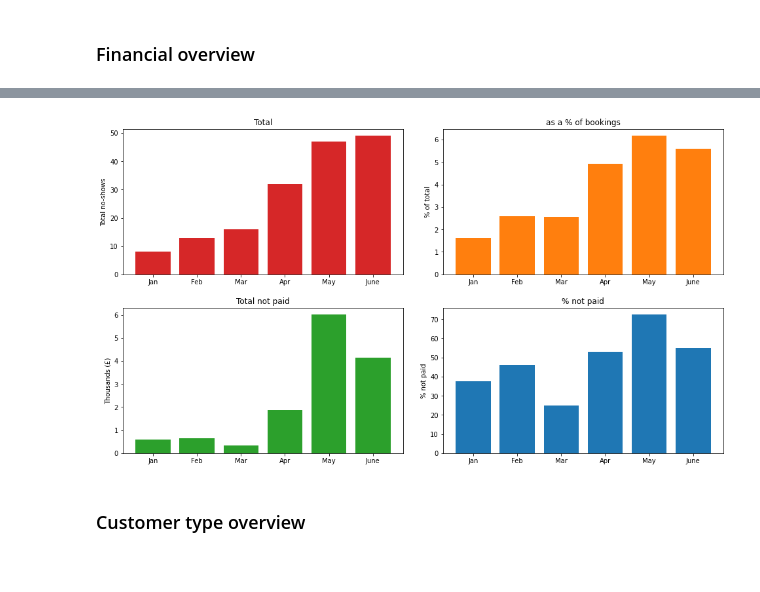
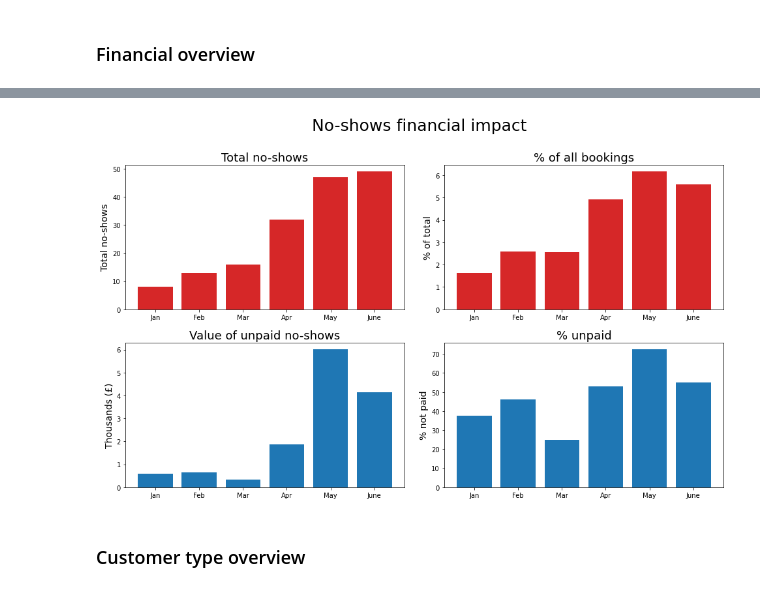
Before and after one commit to jcarterlab/SJ-No-Show-Analysis, a Jupyter notebook: SJ_no_show_analysis.ipynb, the cells around one changed output, grey strips where cells are left out. Saved outputs shown, nothing was run; the diff lists cells and outputs as text; code cells hidden in the pictures.

```diff
--- a/SJ_no_show_analysis.ipynb
+++ b/SJ_no_show_analysis.ipynb
@@ -239,6 +258,7 @@ clean_check_out_df['Booking Type'] = [x.strip() for x in clean_check_out_df['Boo
 # converts mispelled booking vcs
 clean_check_out_df.loc[clean_check_out_df['Booking Type'] == 'booking', 'Booking Type'] = 'booking vc'
 clean_check_out_df.loc[clean_check_out_df['Booking Type'] == 'bookin vc', 'Booking Type'] = 'booking vc'
+clean_check_out_df.loc[clean_check_out_df['Booking Type'] == 'bookiing Hc', 'Booking Type'] = 'booking vc'
 clean_check_out_df.loc[clean_check_out_df['Booking Type'] == 'bookingvcd', 'Booking Type'] = 'booking vcd'
 
 # converts mispelled expedia vcns
@@ -355,34 +396,35 @@ by_weekday = clean_check_out_df['weekday'].value_counts().sort_index()
 # %%
 import matplotlib.pyplot as plt
 
-plots = [ 'by_months', 'by_payment_mistakes', 'by_price_not_paid', 'by_percent_bookings']
+plots = ['by_percent_bookings', 'by_months', 'by_payment_mistakes', 'by_price_not_paid']
 
-titles = ['Total', '% not paid', 'Total not paid', 'as a % of bookings']
+titles = ['% of all bookings', 'Total no-shows', '% unpaid', 'Value of unpaid no-shows']
 
 months = ['Jan', 'Feb', 'Mar', 'Apr', 'May', 'June']
 
 days = ["Mon", "Tue", "Wed", "Thur", "Fri", "Sat", "Sun"]
 
 xticks = [months, months, months, months]
 
-ylabs = ['Total no-shows', '% not paid', 'Thousands (£)', '% of total']
+ylabs = ['% of total', 'Total no-shows', '% not paid', 'Thousands (£)']
 
-colors = ['tab:red', 'tab:blue', 'tab:green', 'tab:orange']
+colors = ['tab:red', 'tab:red', 'tab:blue', 'tab:blue']
 
 length = len(plots)
 cols = 2
 rows = int(np.ceil(length / cols))
 
 fig, ax = plt.subplots(rows, cols, figsize=(14,8));
 fig.tight_layout(pad=3.0);
+fig.suptitle('No-shows financial impact', y=1.065, fontsize=25);
 for i in range(rows):
     for j in range(cols):
-        num = (i*rows)-j
+        num = (((i+1)*cols)-j)-1
         ax[i, j].bar(eval(plots[num]).index, eval(plots[num]), color=colors[num]);
-        ax[i, j].set_title(titles[num]);
+        ax[i, j].set_title(titles[num], fontsize=18);
         ax[i, j].set_xticks(eval(plots[num]).index, labels=xticks[num]);
-        ax[i, j].set_ylabel(ylabs[num]);
+        ax[i, j].set_ylabel(ylabs[num], fontsize=14);
 # %% [output]
-[figure, old version]
+[figure, new version]
 # %% [markdown]
 ### Customer type overview
```
Also changed, not shown: parts of 10 cells of this notebook.
